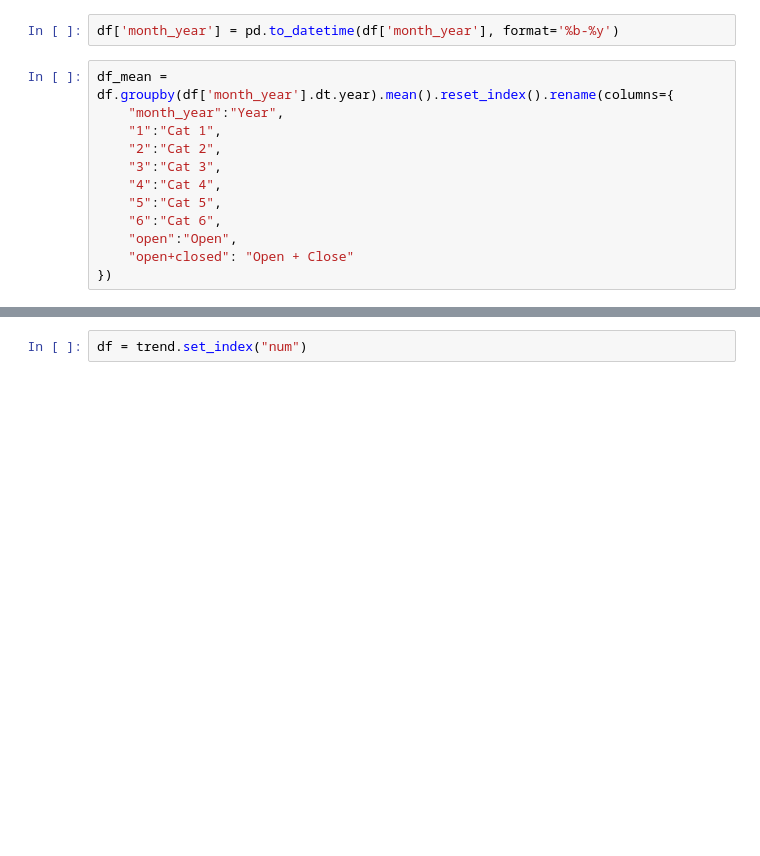
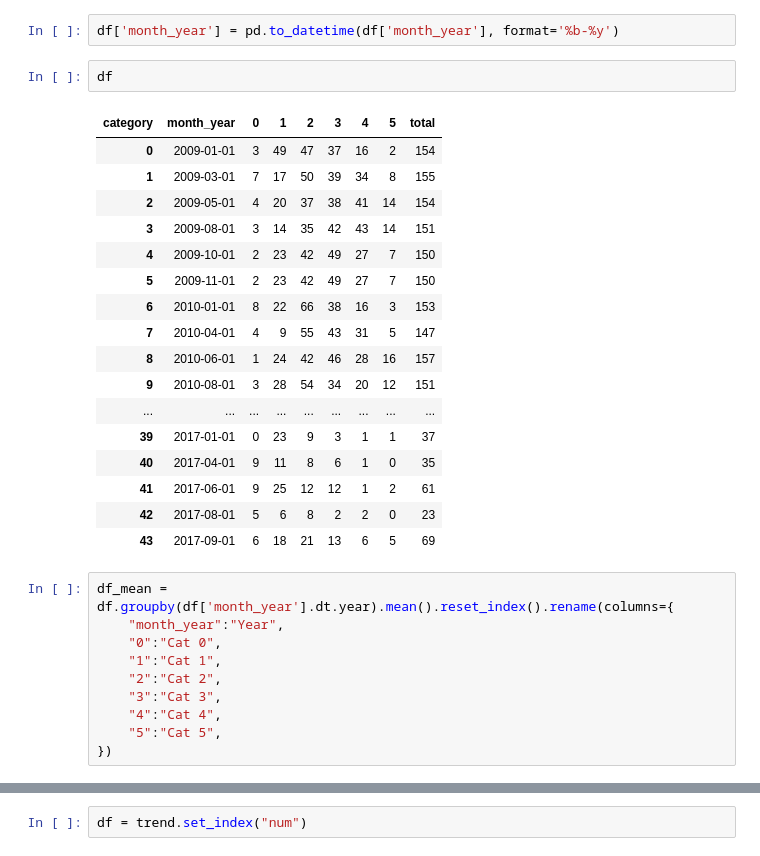
Before and after one commit to luisagranados/sinkholes, a Jupyter notebook: sinkholes_plots.ipynb, the cells around one changed output, grey strips where cells are left out. Saved outputs shown, nothing was run; the diff lists cells and outputs as text; blank space fills up the shorter version.

```diff
--- a/sinkholes_plots.ipynb
+++ b/sinkholes_plots.ipynb
@@ -121,15 +121,33 @@ fig.write_image("depth.png", width=1300, height=700)
 df = richness.set_index("category").T.reset_index().rename(columns={"index":"month_year"})
 # %%
 df['month_year'] = pd.to_datetime(df['month_year'], format='%b-%y')
+# %%
+df
+# %% [output]
+| category | month_year | 0 | 1 | 2 | 3 | 4 | 5 | total |
+| 0 | 2009-01-01 | 3 | 49 | 47 | 37 | 16 | 2 | 154 |
+| 1 | 2009-03-01 | 7 | 17 | 50 | 39 | 34 | 8 | 155 |
+| 2 | 2009-05-01 | 4 | 20 | 37 | 38 | 41 | 14 | 154 |
+| 3 | 2009-08-01 | 3 | 14 | 35 | 42 | 43 | 14 | 151 |
+| 4 | 2009-10-01 | 2 | 23 | 42 | 49 | 27 | 7 | 150 |
+| 5 | 2009-11-01 | 2 | 23 | 42 | 49 | 27 | 7 | 150 |
+| 6 | 2010-01-01 | 8 | 22 | 66 | 38 | 16 | 3 | 153 |
+| 7 | 2010-04-01 | 4 | 9 | 55 | 43 | 31 | 5 | 147 |
+| 8 | 2010-06-01 | 1 | 24 | 42 | 46 | 28 | 16 | 157 |
+| 9 | 2010-08-01 | 3 | 28 | 54 | 34 | 20 | 12 | 151 |
+| ... | ... | ... | ... | ... | ... | ... | ... | ... |
+| 39 | 2017-01-01 | 0 | 23 | 9 | 3 | 1 | 1 | 37 |
+| 40 | 2017-04-01 | 9 | 11 | 8 | 6 | 1 | 0 | 35 |
+| 41 | 2017-06-01 | 9 | 25 | 12 | 12 | 1 | 2 | 61 |
+| 42 | 2017-08-01 | 5 | 6 | 8 | 2 | 2 | 0 | 23 |
+| 43 | 2017-09-01 | 6 | 18 | 21 | 13 | 6 | 5 | 69 |
 # %%
 df_mean = df.groupby(df['month_year'].dt.year).mean().reset_index().rename(columns={
     "month_year":"Year",
+    "0":"Cat 0",
     "1":"Cat 1",
     "2":"Cat 2",
     "3":"Cat 3",
     "4":"Cat 4",
     "5":"Cat 5",
-    "6":"Cat 6",
-    "open":"Open",
-    "open+closed": "Open + Close"
 })
```
Also changed, not shown: parts of 7 cells of this notebook, 4 other files.
